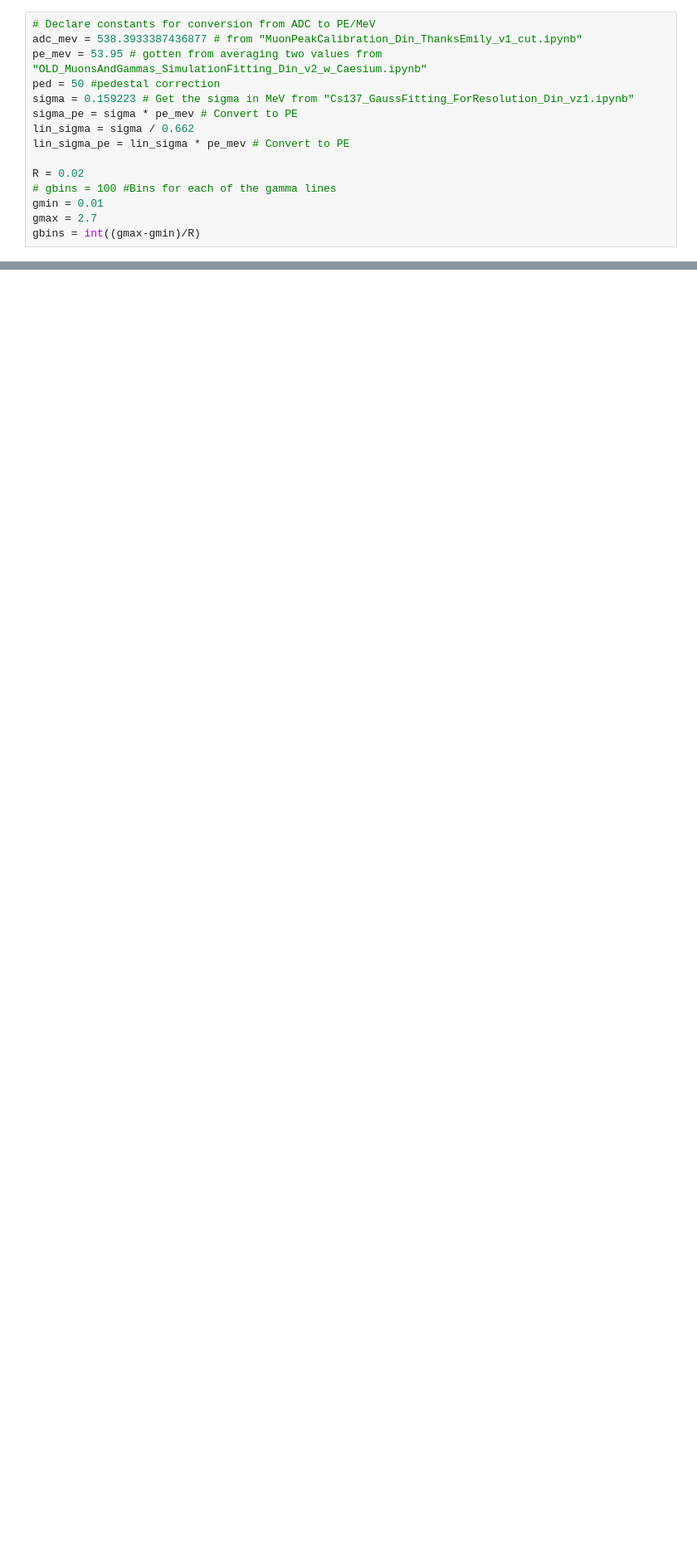
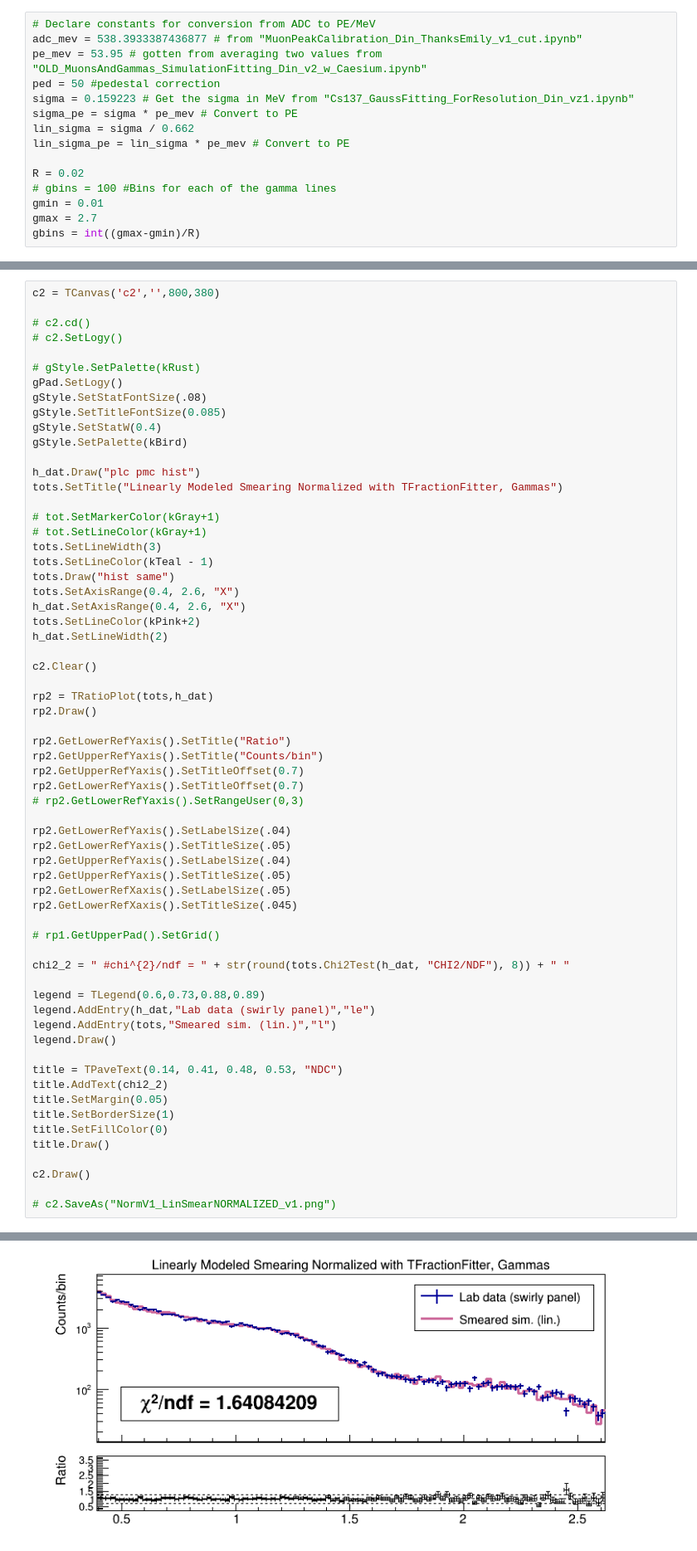
Before and after one commit to sgrobnik/SmearingProjectCUORE, a Jupyter notebook: Gamma_Normalization_Din_vz1.ipynb, the cells around one changed output, grey strips where cells are left out. Shown at 83% size. Drawn from its saved outputs; the diff is of its cells as text; blank space fills up the shorter version.

```diff
--- a/Gamma_Normalization_Din_vz1.ipynb
+++ b/Gamma_Normalization_Din_vz1.ipynb
@@ -388,0 +684,64 @@ Warning in <TFractionFitter::Fit>: Abnormal termination of minimization.
+# %%
+c2 = TCanvas('c2','',800,380)
+
+# c2.cd()
+# c2.SetLogy()
+
+# gStyle.SetPalette(kRust)
+gPad.SetLogy()
+gStyle.SetStatFontSize(.08)
+gStyle.SetTitleFontSize(0.085)
+gStyle.SetStatW(0.4)
+gStyle.SetPalette(kBird)
+
+h_dat.Draw("plc pmc hist")
+tots.SetTitle("Linearly Modeled Smearing Normalized with TFractionFitter, Gammas")
+
+# tot.SetMarkerColor(kGray+1)
+# tot.SetLineColor(kGray+1)
+tots.SetLineWidth(3)
+tots.SetLineColor(kTeal - 1)
+tots.Draw("hist same")
+tots.SetAxisRange(0.4, 2.6, "X")
+h_dat.SetAxisRange(0.4, 2.6, "X")
+tots.SetLineColor(kPink+2)
+h_dat.SetLineWidth(2)
+
+c2.Clear()
+
+rp2 = TRatioPlot(tots,h_dat)
+rp2.Draw()
+
+rp2.GetLowerRefYaxis().SetTitle("Ratio")
+rp2.GetUpperRefYaxis().SetTitle("Counts/bin")
+rp2.GetUpperRefYaxis().SetTitleOffset(0.7)
+rp2.GetLowerRefYaxis().SetTitleOffset(0.7)
+# rp2.GetLowerRefYaxis().SetRangeUser(0,3)
+
+rp2.GetLowerRefYaxis().SetLabelSize(.04)
+rp2.GetLowerRefYaxis().SetTitleSize(.05)
+rp2.GetUpperRefYaxis().SetLabelSize(.04)
+rp2.GetUpperRefYaxis().SetTitleSize(.05)
+rp2.GetLowerRefXaxis().SetLabelSize(.05)
+rp2.GetLowerRefXaxis().SetTitleSize(.045)
+
+# rp1.GetUpperPad().SetGrid()
+
+chi2_2 = " #chi^{2}/ndf = " + str(round(tots.Chi2Test(h_dat, "CHI2/NDF"), 8)) + " "
+
+legend = TLegend(0.6,0.73,0.88,0.89)
+legend.AddEntry(h_dat,"Lab data (swirly panel)","le")
+legend.AddEntry(tots,"Smeared sim. (lin.)","l")
+legend.Draw()
+
+title = TPaveText(0.14, 0.41, 0.48, 0.53, "NDC")
+title.AddText(chi2_2)
+title.SetMargin(0.05)
+title.SetBorderSize(1)
+title.SetFillColor(0)
+title.Draw()
+
+c2.Draw()
+
+# c2.SaveAs("NormV1_LinSmearNORMALIZED_v1.png")
+# %% [output]
@@ -388,0 +750 @@ Warning in <TFractionFitter::Fit>: Abnormal termination of minimization.
+[figure, added]
```
Also changed, not shown: parts of 19 cells of this notebook, 9 other files.
